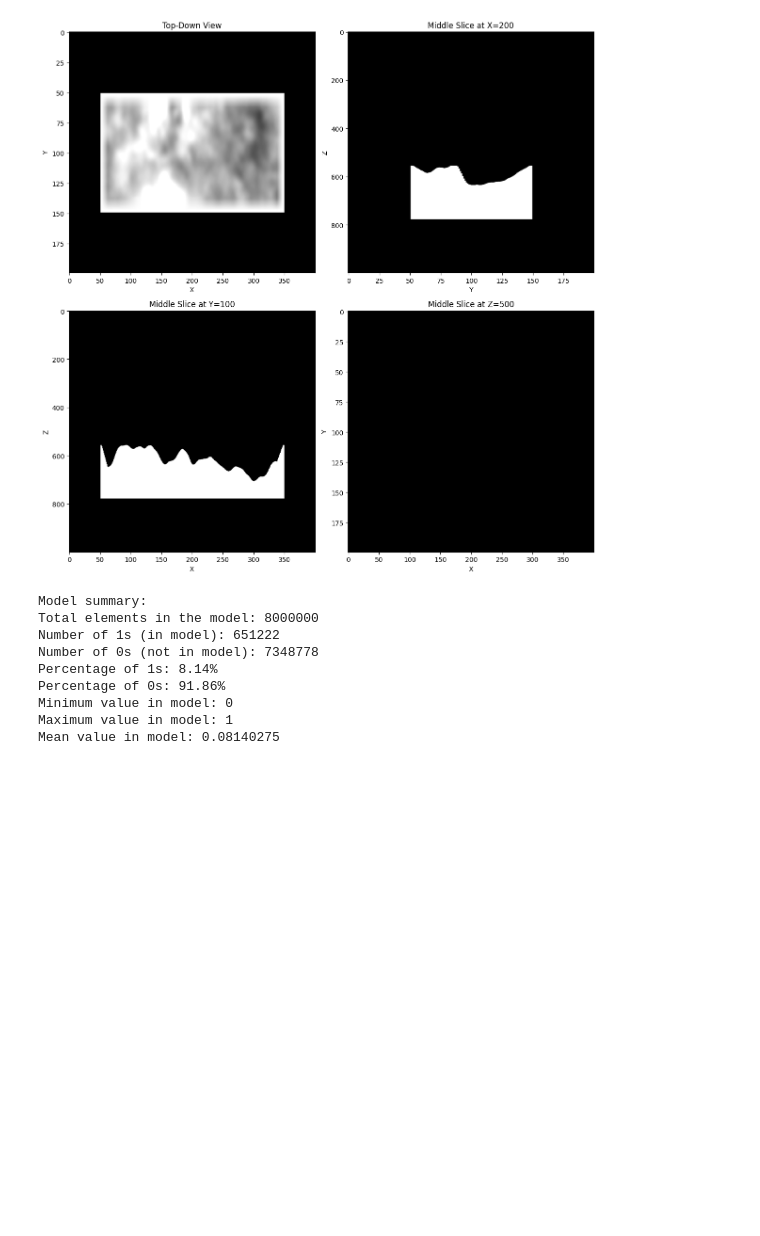
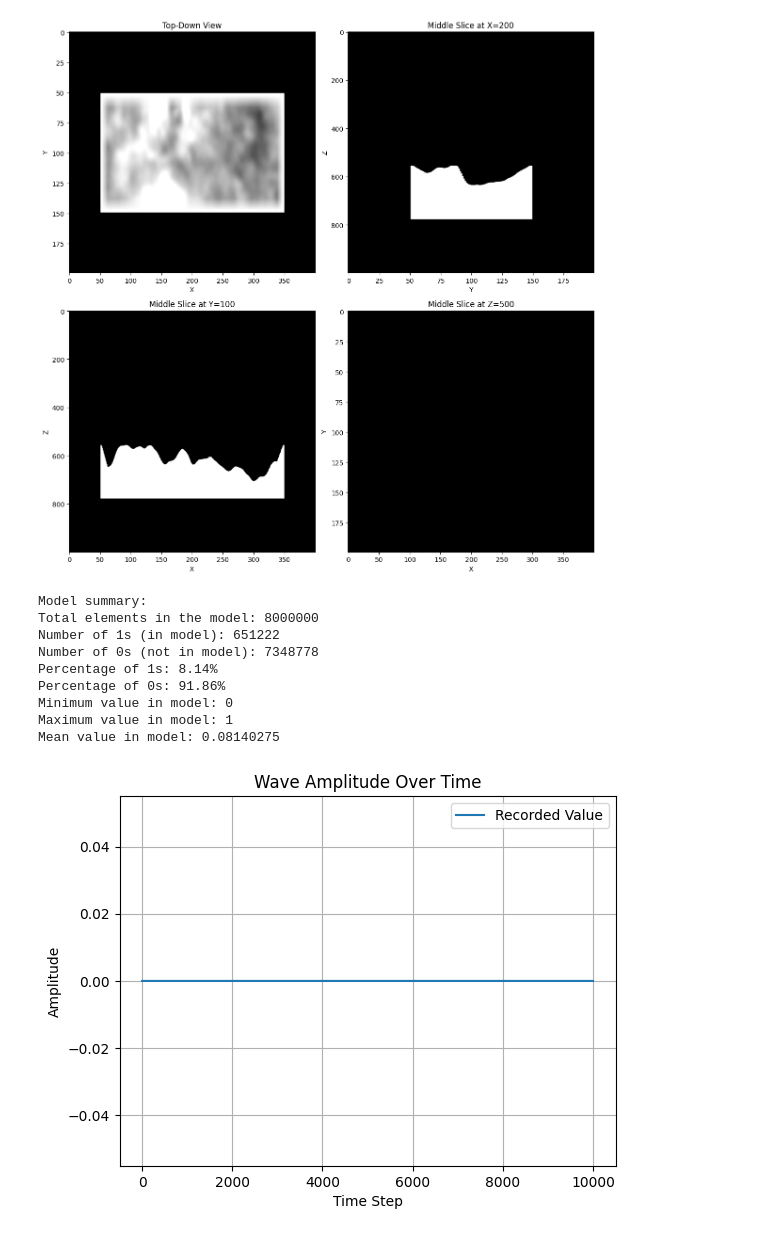
Before and after one commit to sofieothilie/modelling, a Jupyter notebook: test.ipynb, the cells around one changed output. Saved outputs shown, nothing was run; the diff lists cells and outputs as text; code cells hidden in the pictures; blank space fills up the shorter version.

```diff
--- a/test.ipynb
+++ b/test.ipynb
@@ -181,3 +171,21 @@ Percentage of 0s: 91.86%
 Minimum value in model: 0
 Maximum value in model: 1
 Mean value in model: 0.08140275
+# %%
+import numpy as np
+import matplotlib.pyplot as plt
+
+# Load binary data
+filename = "receiver.dat"
+data = np.fromfile(filename, dtype=np.float64)  # Assuming double precision
+
+# Plot the data
+plt.plot(data, label="Recorded Value")
+plt.xlabel("Time Step")
+plt.ylabel("Amplitude")
+plt.title("Wave Amplitude Over Time")
+plt.legend()
+plt.grid()
+plt.show()
+# %% [output]
+[figure, added]
```
Also changed, not shown: parts of 1 cell of this notebook, 10 other files.
